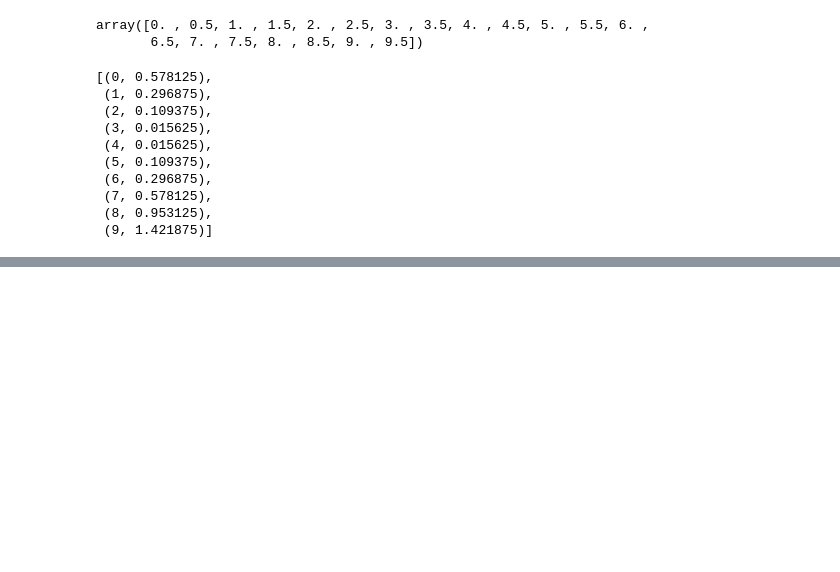
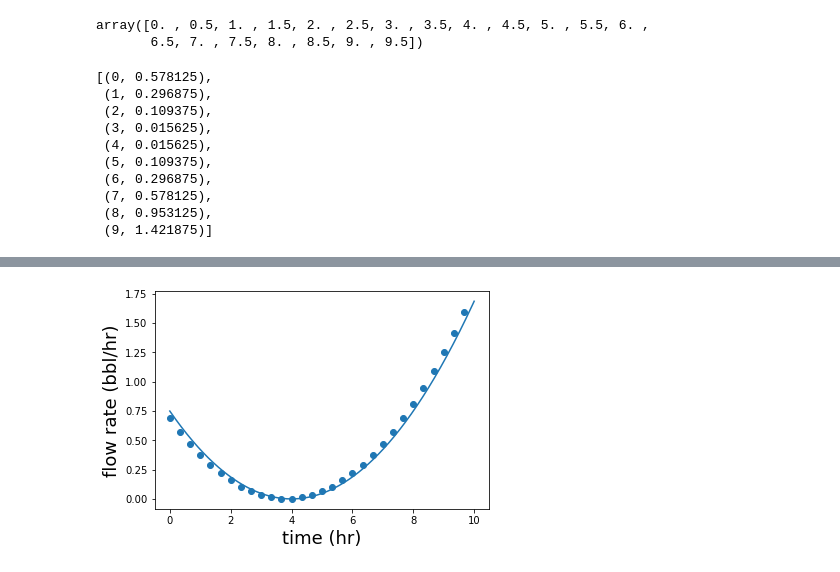
Before and after one commit to Sakurajima-sight/Mathematics-for-programmers-Python, a Jupyter notebook: Chapter 08/Untitled.ipynb, the cells around one changed output, grey strips where cells are left out. Saved outputs shown, nothing was run; the diff lists cells and outputs as text; code cells hidden in the pictures; blank space fills up the shorter version.

```diff
--- a/Chapter 08/Untitled.ipynb
+++ b/Chapter 08/Untitled.ipynb
@@ -99,0 +115,5 @@ interval_flow_rates(volume,0,10,1)
+# %%
+plot_flow_rate(flow_rate,0,10)
+plot_interval_flow_rates(volume,0,10,1/3)
+# %% [output]
+[figure, added]
```
Also changed, not shown: parts of 16 cells of this notebook.
